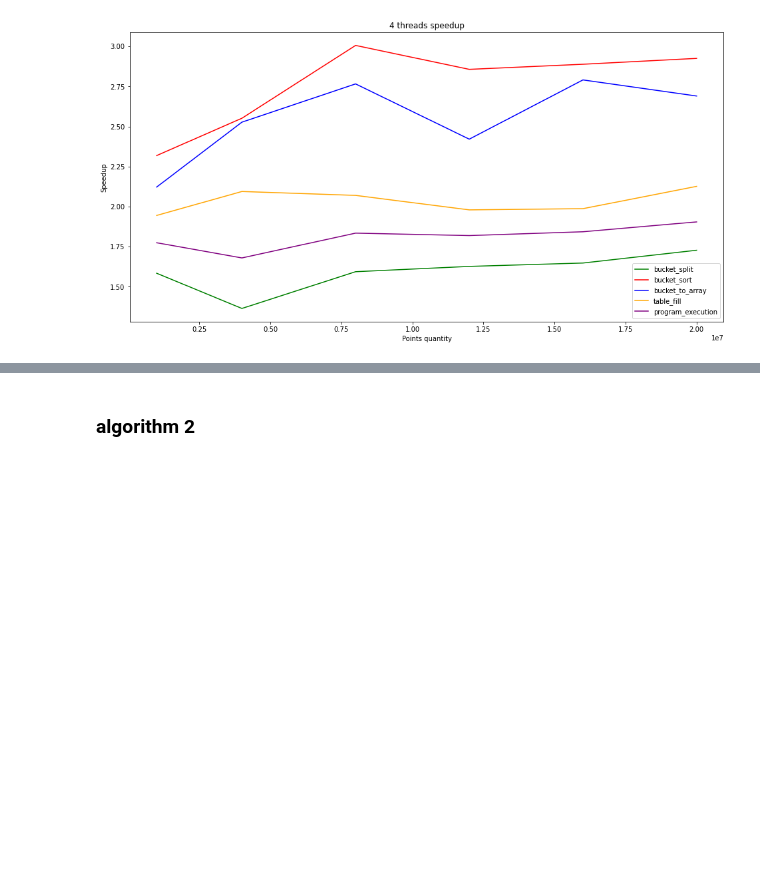
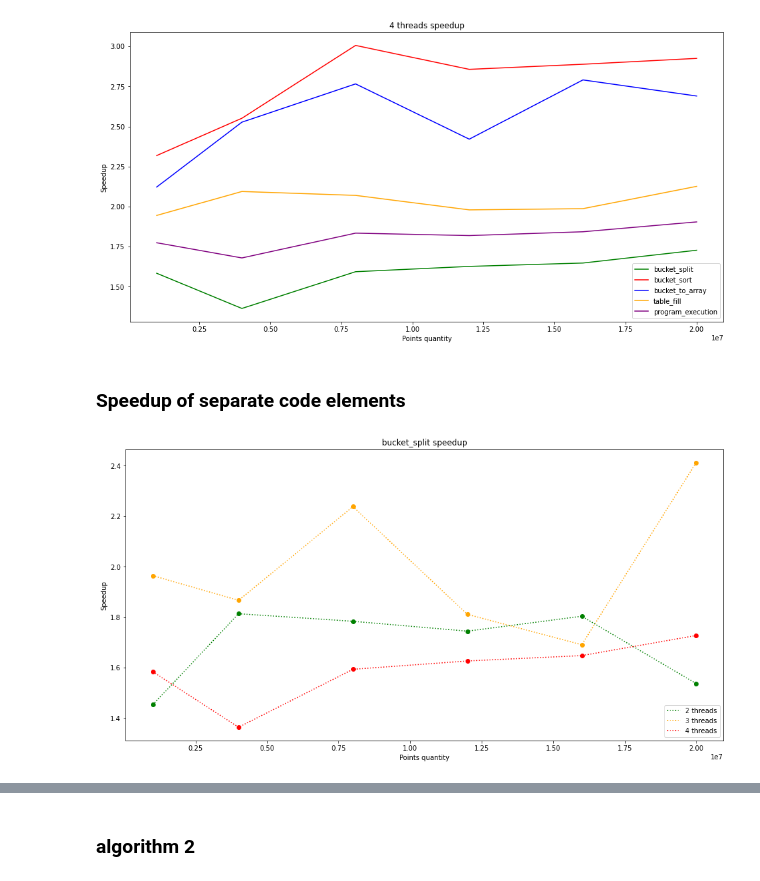
Before and after one commit to Mlokos/ParallelProgramming, a Jupyter notebook: lab7/analysis/gather_logs.ipynb, the cells around one changed output, grey strips where cells are left out. Drawn from its saved outputs; the diff is of its cells as text; code cells hidden in the pictures; blank space fills up the shorter version.

Commit message:
Show speedup based on number of threads

```diff
--- a/lab7/analysis/gather_logs.ipynb
+++ b/lab7/analysis/gather_logs.ipynb
@@ -362,3 +362,23 @@ plt.ylabel("Speedup")
 plt.show()
 # %% [output]
 [figure]
+# %% [markdown]
+### Speedup of separate code elements
+# %%
+f = plt.figure()
+f.set_figwidth(16)
+f.set_figheight(8)
+
+plt.plot(y, bucket_split_2_threads, c='green', label='2 threads', linestyle = ':')
+plt.scatter(y, bucket_split_2_threads, c='green')
+plt.plot(y, bucket_split_3_threads, c='orange', label='3 threads', linestyle = ':')
+plt.scatter(y, bucket_split_3_threads, c='orange')
+plt.plot(y, bucket_split_4_threads, c='red', label='4 threads', linestyle = ':')
+plt.scatter(y, bucket_split_4_threads, c='red')
+plt.legend(loc="lower right")
+plt.title("bucket_split speedup")
+plt.xlabel("Points quantity")
+plt.ylabel("Speedup")
+plt.show()
+# %% [output]
+[figure, added]
```
Also changed, not shown: parts of 10 cells of this notebook.
